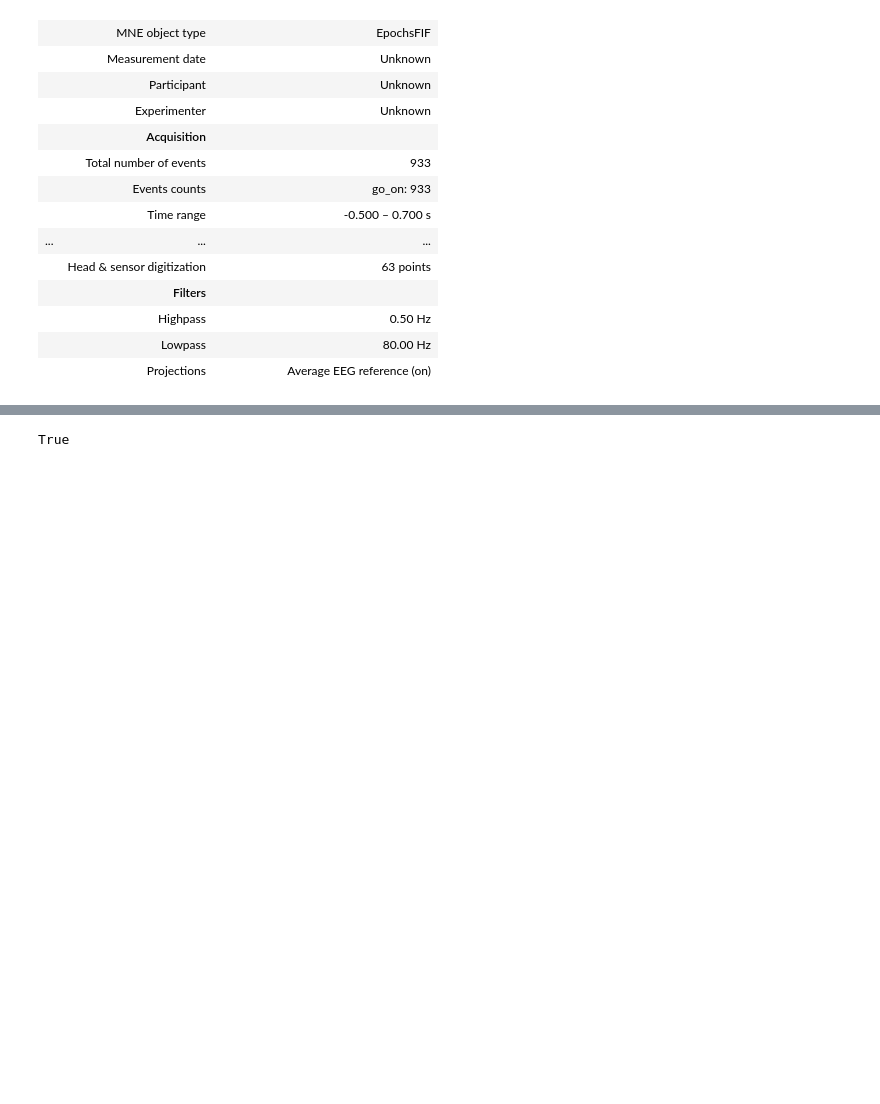
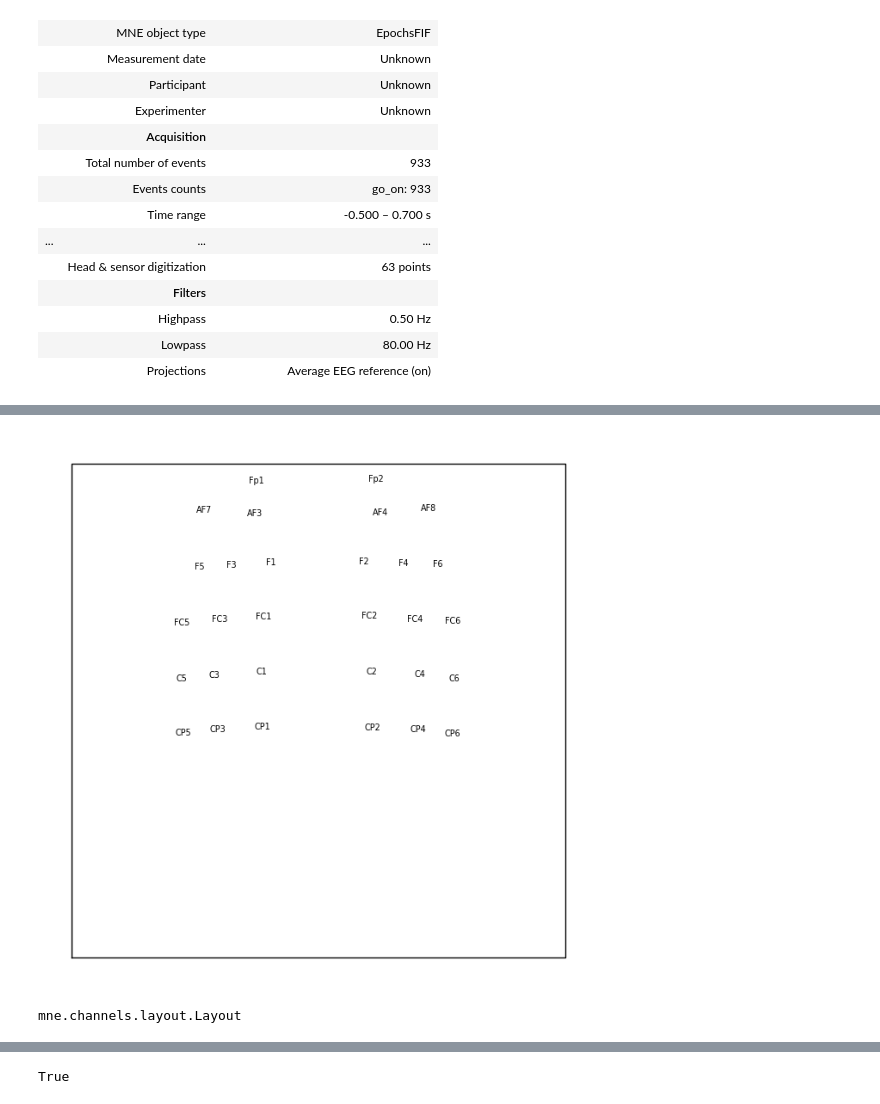
Before and after one commit to bonokat/motor_pac, a Jupyter notebook: pactools_test.ipynb, the cells around one changed output, grey strips where cells are left out. Saved outputs shown, nothing was run; the diff lists cells and outputs as text; code cells hidden in the pictures; blank space fills up the shorter version.

```diff
--- a/pactools_test.ipynb
+++ b/pactools_test.ipynb
@@ -110,0 +311,8 @@ array([[ 1.00958299e-05,  1.30139093e-05,  1.06715202e-05, ...,
+# %%
+_ = mne.viz.plot_layout(find_layout(epochs.info))
+# %% [output]
+[figure, added]
+# %%
+type(layout)
+# %% [output]
+mne.channels.layout.Layout
```
Also changed, not shown: parts of 42 cells of this notebook, 33 other files.
